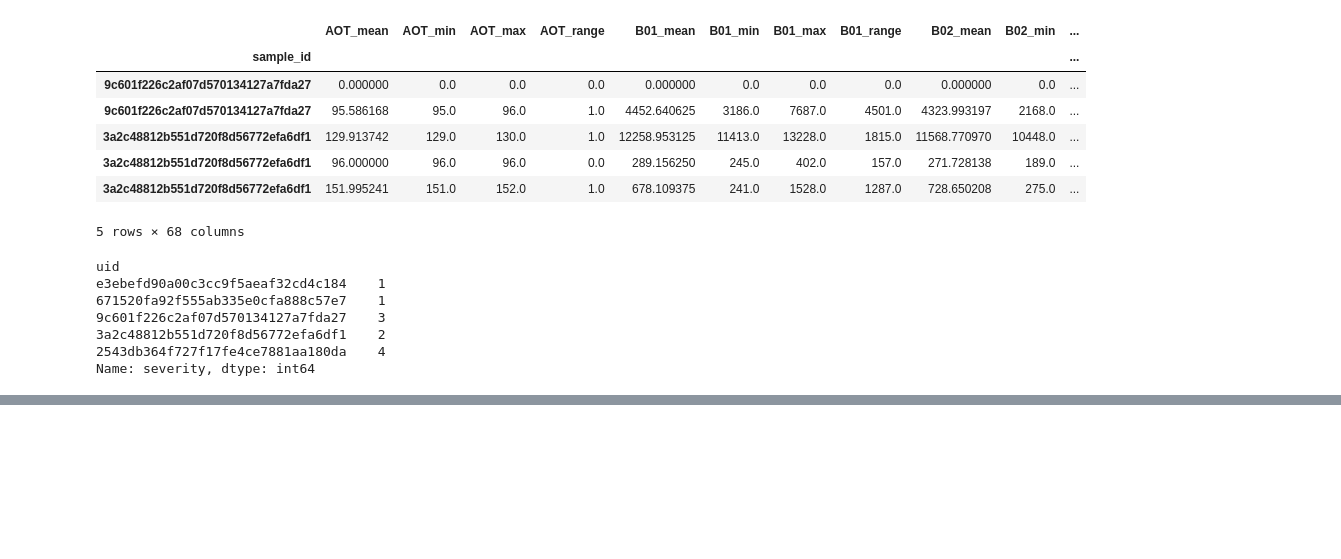
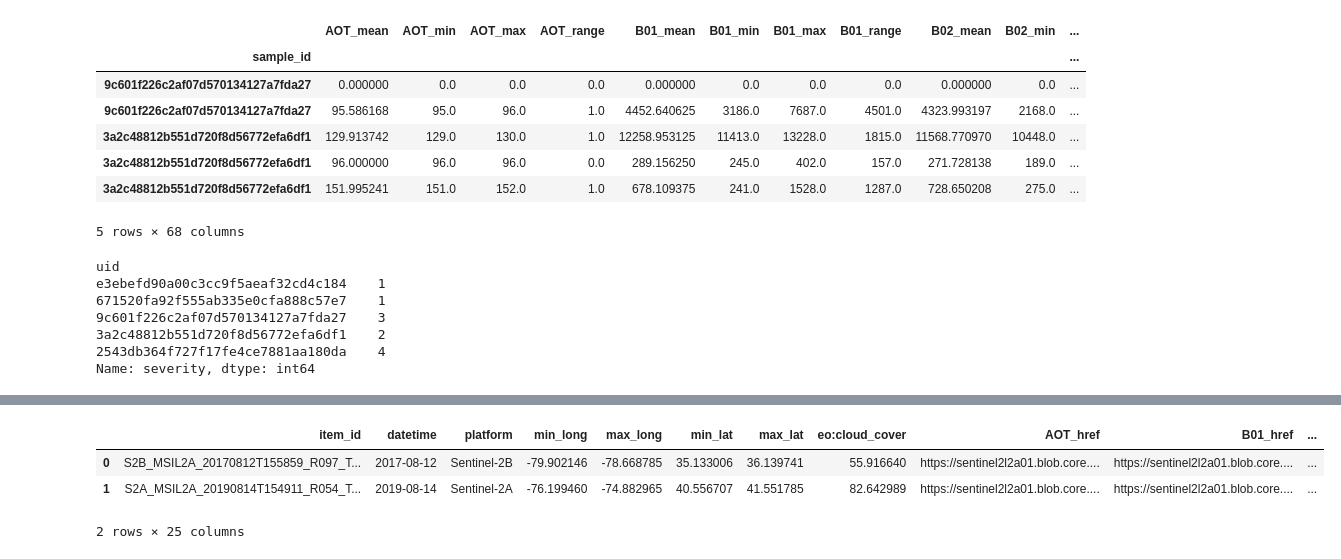
Before and after one commit to drivendataorg/cyfi, a Jupyter notebook: experiments/notebooks/0.0-klw-third-place.ipynb, the cells around one changed output, grey strips where cells are left out. Cells and saved outputs as stored; diff of their text form; code cells hidden in the pictures; blank space fills up the shorter version.

Commit message:
move other experimentation code outside of cyano

```diff
--- a/cyano/experiment/notebooks/0.0-klw-third-place.ipynb
+++ b/experiments/notebooks/0.0-klw-third-place.ipynb
@@ -19,7 +14,9 @@ from cyano.experiment.experiment import ExperimentConfig
 You may be able to resolve this warning by setting `model_config['protected_namespaces'] = ()`.
   warnings.warn(
 # %%
-SPLITS_DIR = REPO_ROOT.parent / "data/experiments/splits"
-TEST_ASSETS_DIR = REPO_ROOT.parent / "tests/assets"
-LOCAL_CACHE_DIR = REPO_ROOT.parent / "data/experiments/cache"
-LOCAL_CACHE_DIR
+DATA_DIR = REPO_ROOT.parent / "data/experiments"
+
+SPLITS_DIR = DATA_DIR / "splits"
+LOCAL_CACHE_DIR = DATA_DIR / "cache"
+EXPERIMENT_SAVE_DIR = DATA_DIR / "rerun_third"
+EXPERIMENT_SAVE_DIR.mkdir(exist_ok=True, parents=True)
@@ -490,0 +305,6 @@ Name: count, dtype: int64
+# %%
+pipeline = CyanoModelPipeline(
+    features_config=features_config,
+    model_training_config=model_config,
+    cache_dir=LOCAL_CACHE_DIR,
+)
@@ -490,0 +317,3 @@ Name: count, dtype: int64
+# %%
+sat_meta = identify_satellite_data(pipeline.train_samples, pipeline.features_config)
+sat_meta.shape
@@ -490,0 +327,7 @@ Name: count, dtype: int64
+# %%
+sat_meta.head(2)
+# %% [output]
+|  | item_id | datetime | platform | min_long | max_long | min_lat | max_lat | eo:cloud_cover | AOT_href | B01_href | ... |
+| 0 | S2B_MSIL2A_20170812T155859_R097_T... | 2017-08-12 | Sentinel-2B | -79.902146 | -78.668785 | 35.133006 | 36.139741 | 55.916640 | https://sentinel2l2a01.blob.core.... | https://sentinel2l2a01.blob.core.... | ... |
+| 1 | S2A_MSIL2A_20190814T154911_R054_T... | 2019-08-14 | Sentinel-2A | -76.199460 | -74.882965 | 40.556707 | 41.551785 | 82.642989 | https://sentinel2l2a01.blob.core.... | https://sentinel2l2a01.blob.core.... | ... |
+2 rows × 25 columns
```
Also changed, not shown: parts of 45 cells of this notebook, 3 other files.
